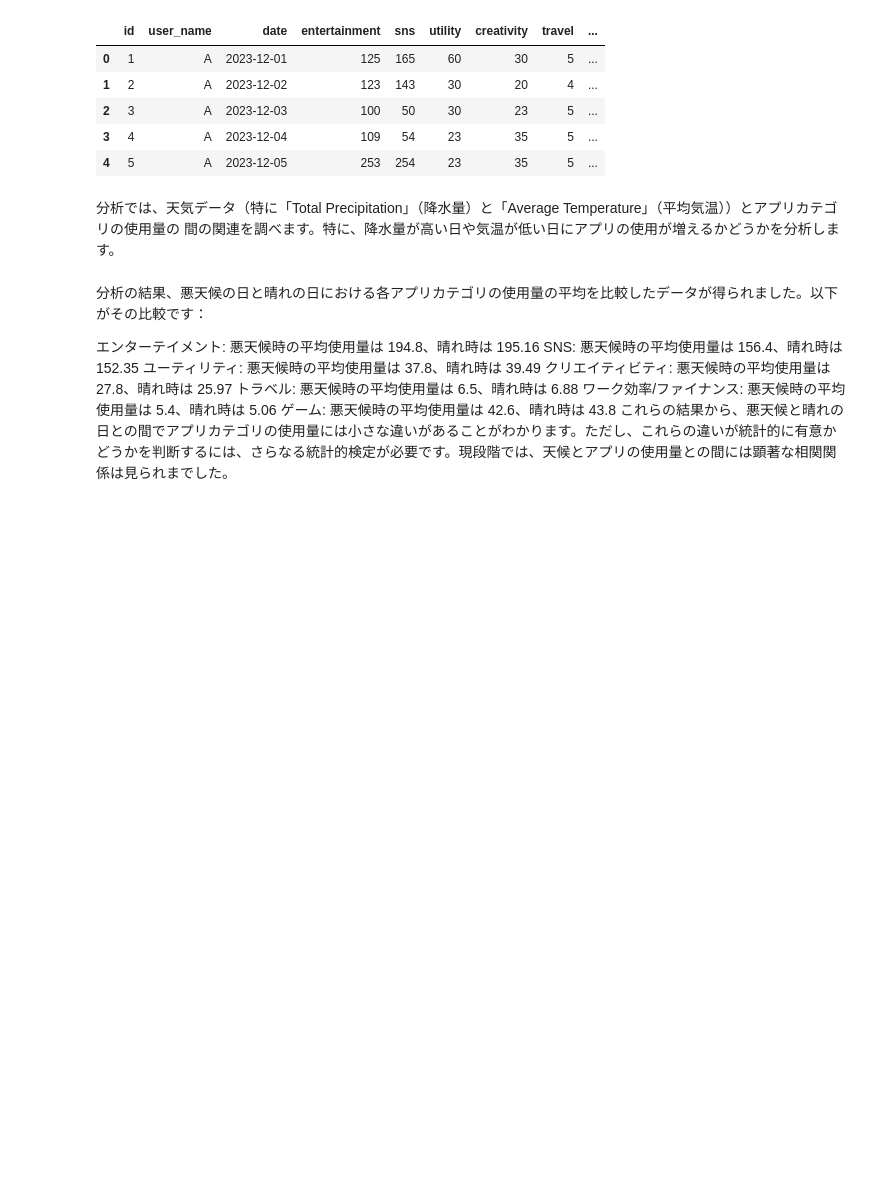
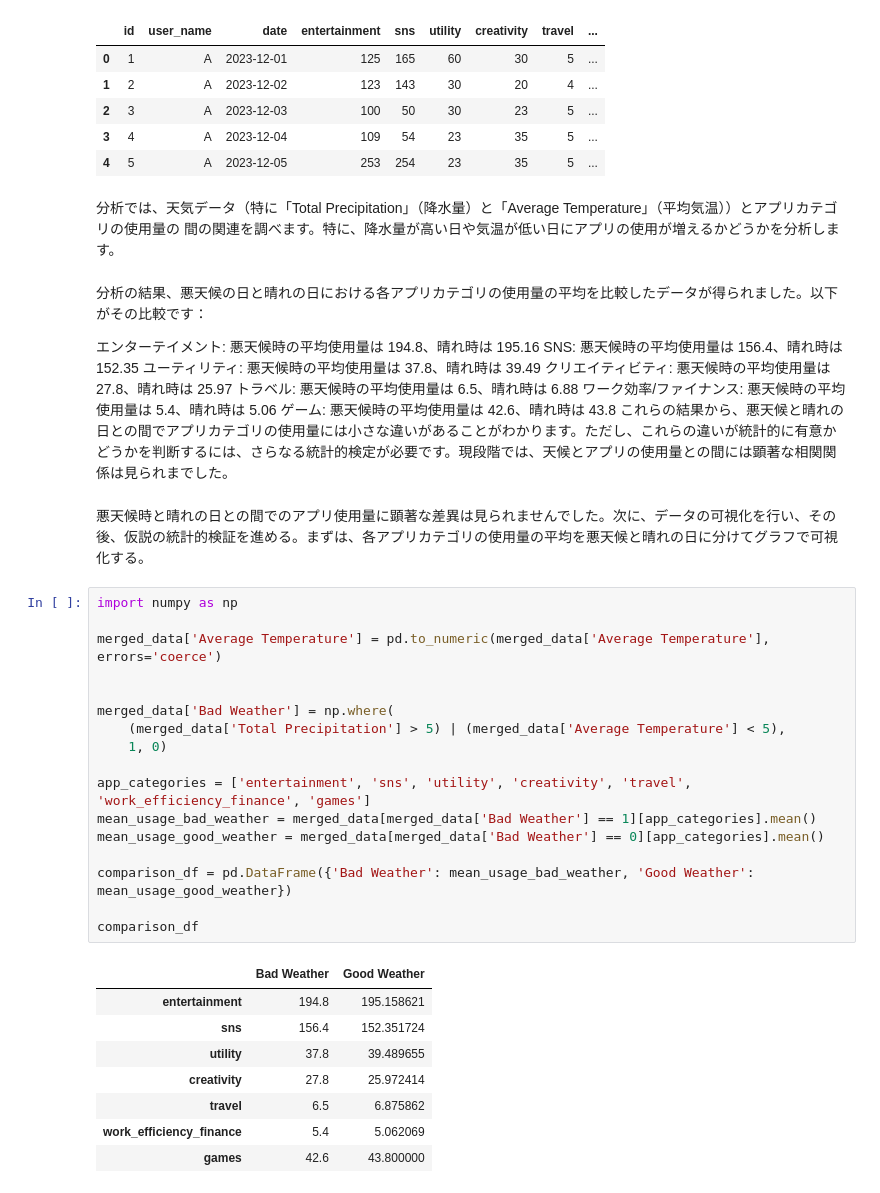
Before and after one commit to kurokawatakeru/dsp, a Jupyter notebook: 7.ipynb, the cells around one changed output. Cells and saved outputs as stored; diff of their text form; blank space fills up the shorter version.

```diff
--- a/7.ipynb
+++ b/7.ipynb
@@ -89,3 +89,31 @@ SNS: 悪天候時の平均使用量は 156.4、晴れ時は 152.35
 ワーク効率/ファイナンス: 悪天候時の平均使用量は 5.4、晴れ時は 5.06
 ゲーム: 悪天候時の平均使用量は 42.6、晴れ時は 43.8
 これらの結果から、悪天候と晴れの日との間でアプリカテゴリの使用量には小さな違いがあることがわかります。ただし、これらの違いが統計的に有意かどうかを判断するには、さらなる統計的検定が必要です。現段階では、天候とアプリの使用量との間には顕著な相関関係は見られまでした。
+# %% [markdown]
+悪天候時と晴れの日との間でのアプリ使用量に顕著な差異は見られませんでした。次に、データの可視化を行い、その後、仮説の統計的検証を進める。まずは、各アプリカテゴリの使用量の平均を悪天候と晴れの日に分けてグラフで可視化する。
+# %%
+import numpy as np
+
+merged_data['Average Temperature'] = pd.to_numeric(merged_data['Average Temperature'], errors='coerce')
+
+
+merged_data['Bad Weather'] = np.where(
+    (merged_data['Total Precipitation'] > 5) | (merged_data['Average Temperature'] < 5),
+    1, 0)
+
+app_categories = ['entertainment', 'sns', 'utility', 'creativity', 'travel', 'work_efficiency_finance', 'games']
+mean_usage_bad_weather = merged_data[merged_data['Bad Weather'] == 1][app_categories].mean()
+mean_usage_good_weather = merged_data[merged_data['Bad Weather'] == 0][app_categories].mean()
+
+comparison_df = pd.DataFrame({'Bad Weather': mean_usage_bad_weather, 'Good Weather': mean_usage_good_weather})
+
+comparison_df
+# %% [output]
+|  | Bad Weather | Good Weather |
+| entertainment | 194.8 | 195.158621 |
+| sns | 156.4 | 152.351724 |
+| utility | 37.8 | 39.489655 |
+| creativity | 27.8 | 25.972414 |
+| travel | 6.5 | 6.875862 |
+| work_efficiency_finance | 5.4 | 5.062069 |
+| games | 42.6 | 43.800000 |
```
Also changed, not shown: parts of 5 cells of this notebook.
